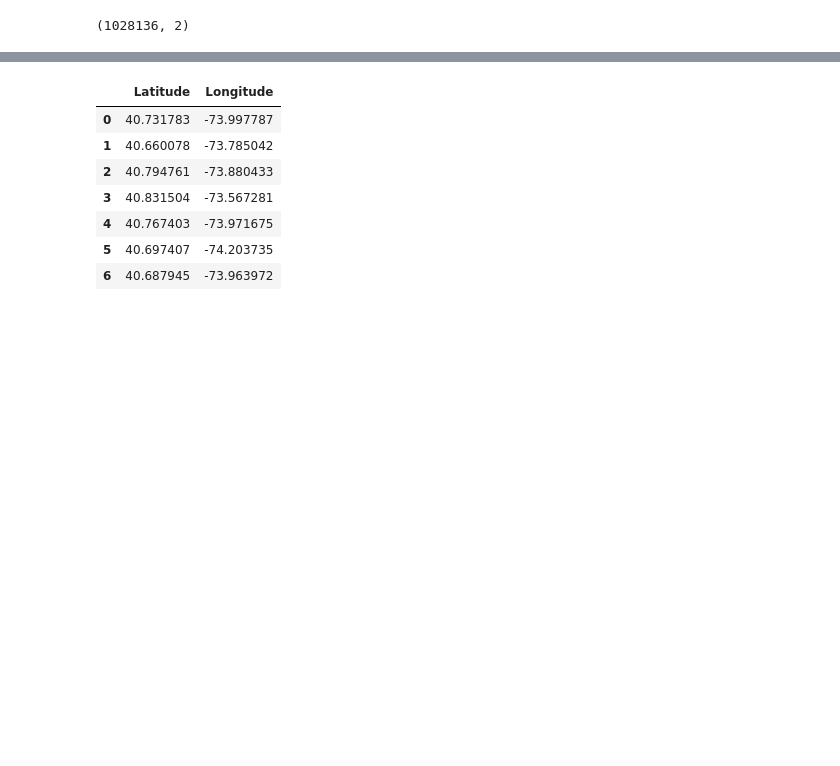
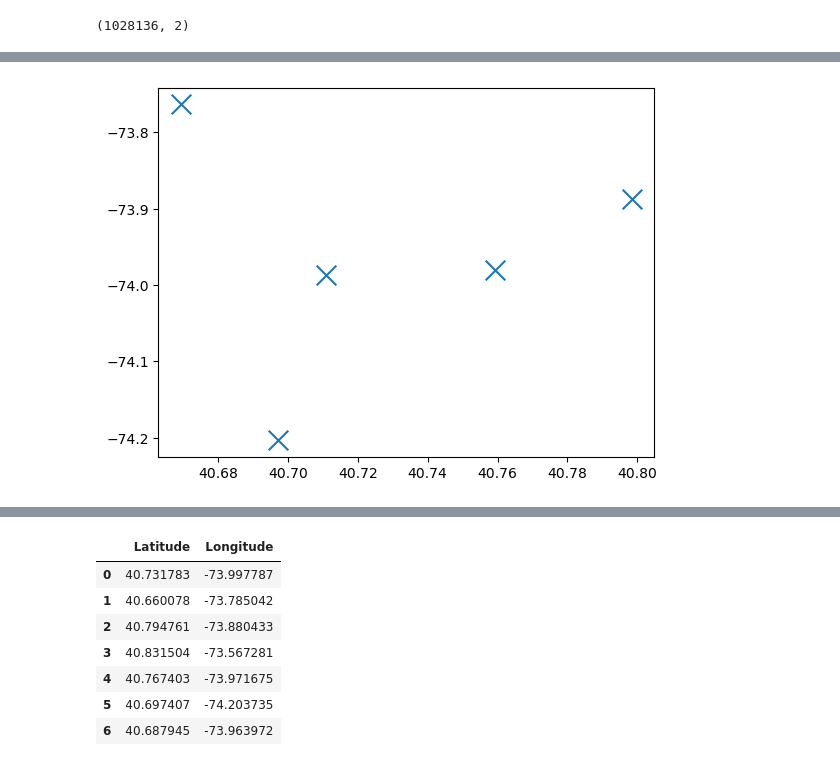
Before and after one commit to Sanchana96/ML-Uber-Analytics, a Jupyter notebook: Notebooks/Clustering_KMeans_Uber.ipynb, the cells around one changed output, grey strips where cells are left out. Cells and saved outputs as stored; diff of their text form; code cells hidden in the pictures; blank space fills up the shorter version.

```diff
--- a/Notebooks/Clustering_KMeans_Uber.ipynb
+++ b/Notebooks/Clustering_KMeans_Uber.ipynb
@@ -249,0 +265,9 @@ clust_data.shape
+# %%
+centroids = kmeans.cluster_centers_
+clocation = pd.DataFrame(centroids)
+clocation.columns = ['Latitude','Longitude']
+clocation
+plt.scatter(clocation['Latitude'],clocation['Longitude'],marker = "x", s = 200)
+plt.show()
+# %% [output]
+[figure, added]
```
Also changed, not shown: parts of 12 cells of this notebook.
